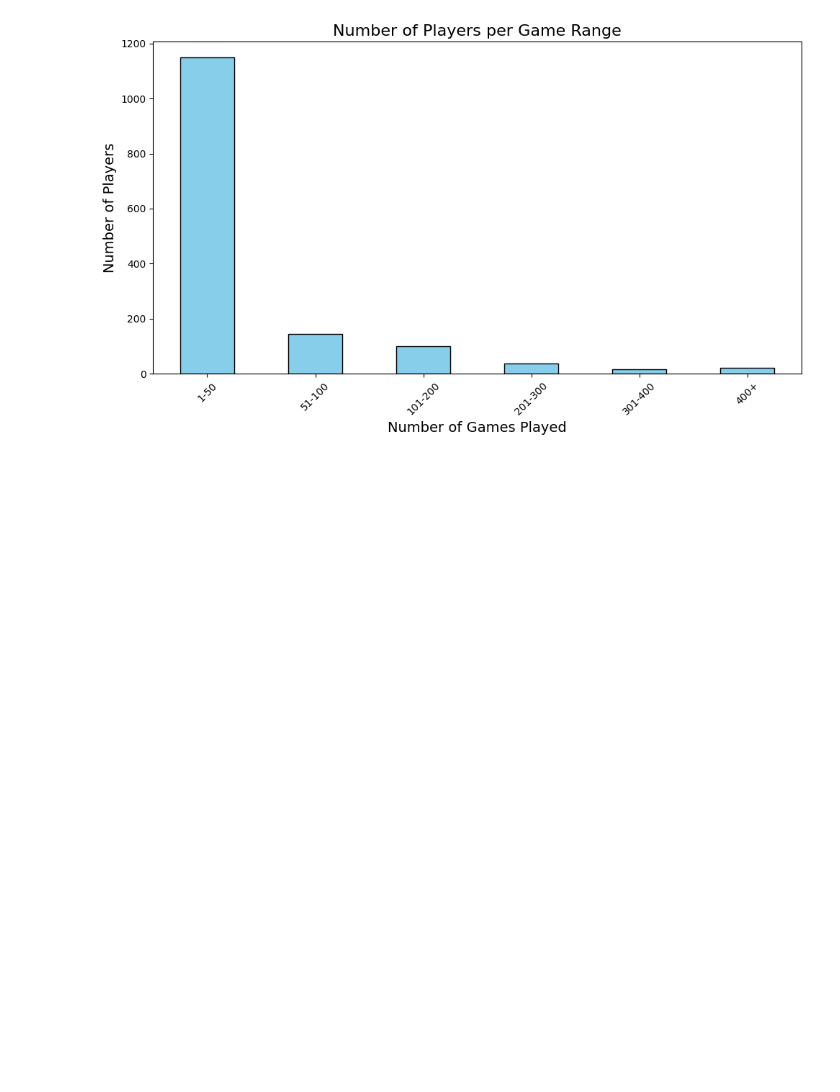
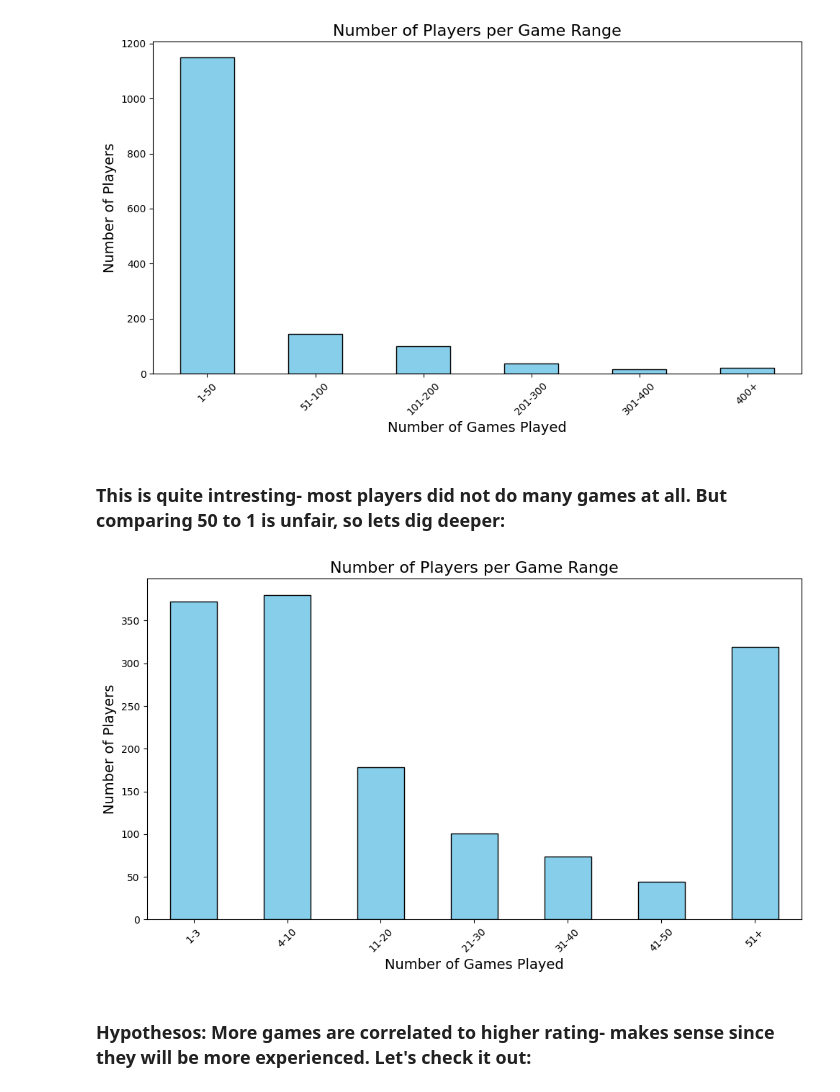
Before and after one commit to AmlMu/ScrabbleExercise, a Jupyter notebook: EDA.ipynb, the cells around one changed output. Cells and saved outputs as stored; diff of their text form; code cells hidden in the pictures; blank space fills up the shorter version.

Commit message:
notebook- starting to mess around with data

```diff
--- a/EDA.ipynb
+++ b/EDA.ipynb
@@ -130,3 +130,39 @@ plt.tight_layout()
 plt.show()
 # %% [output]
 [figure]
+# %% [markdown]
+### This is quite intresting- most players did not do many games at all. But comparing 50 to 1 is unfair, so lets dig deeper:
+# %%
+# Load the updated games.csv file
+games_df = pd.read_csv('scrabble-player-rating/updated_games.csv')
+
+# Count the number of games per username
+username_counts = games_df['player_username'].value_counts()
+
+# Define bins for the histogram
+bins = [1, 3, 10, 20, 30, 40, 50, username_counts.max()]
+
+# Create labels for the bins
+labels = ['1-3', '4-10', '11-20', '21-30', '31-40', '41-50', '51+']
+
+# Bin the counts
+username_counts_binned = pd.cut(username_counts, bins=bins, labels=labels, right=False)
+
+# Count the number of players in each bin
+histogram_data = username_counts_binned.value_counts().sort_index()
+
+# Plot the histogram
+plt.figure(figsize=(10, 6))
+histogram_data.plot(kind='bar', color='skyblue', edgecolor='black')
+plt.title('Number of Players per Game Range', fontsize=16)
+plt.xlabel('Number of Games Played', fontsize=14)
+plt.ylabel('Number of Players', fontsize=14)
+plt.xticks(rotation=45)
+plt.tight_layout()
+
+# Show the plot
+plt.show()
+# %% [output]
+[figure, added]
+# %% [markdown]
+### Hypothesos: More games are correlated to higher rating- makes sense since they will be more experienced. Let's check it out:
```
